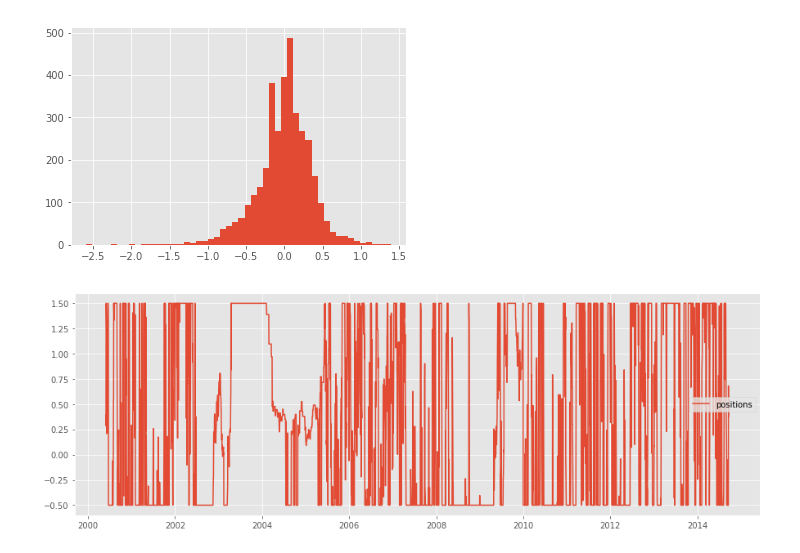
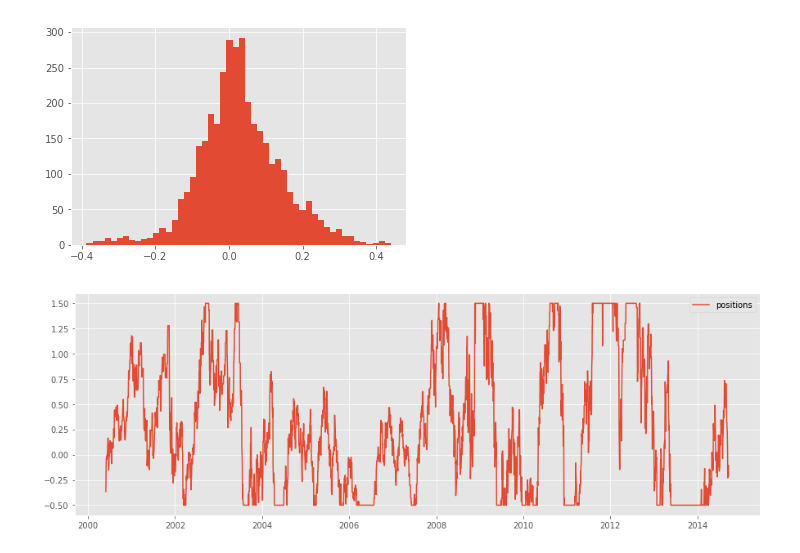
Before and after one commit to rmfeng/dsqfltproject, a Jupyter notebook: corr_screening_regression.ipynb, the cells around one changed output. Saved outputs shown, nothing was run; the diff lists cells and outputs as text; code cells hidden in the pictures.

```diff
--- a/corr_screening_regression.ipynb
+++ b/corr_screening_regression.ipynb
@@ -128,11 +155,11 @@ class TradingBot:
 # %%
 tb = TradingBot(df)
 
-pos = tb.return_pos(nbp)
+pos = tb.CS_pos(nbp)
 plt.figure(figsize=(15,5))
 plt.plot(df.index[2520:(2520+nbp*20)],pos,label='positions')
 plt.legend()
 plt.show()
 # %% [output]
-[figure, old version]
+[figure, new version]
-[figure, old version]
+[figure, new version]
```
Also changed, not shown: parts of 7 cells of this notebook, 7 other files.
